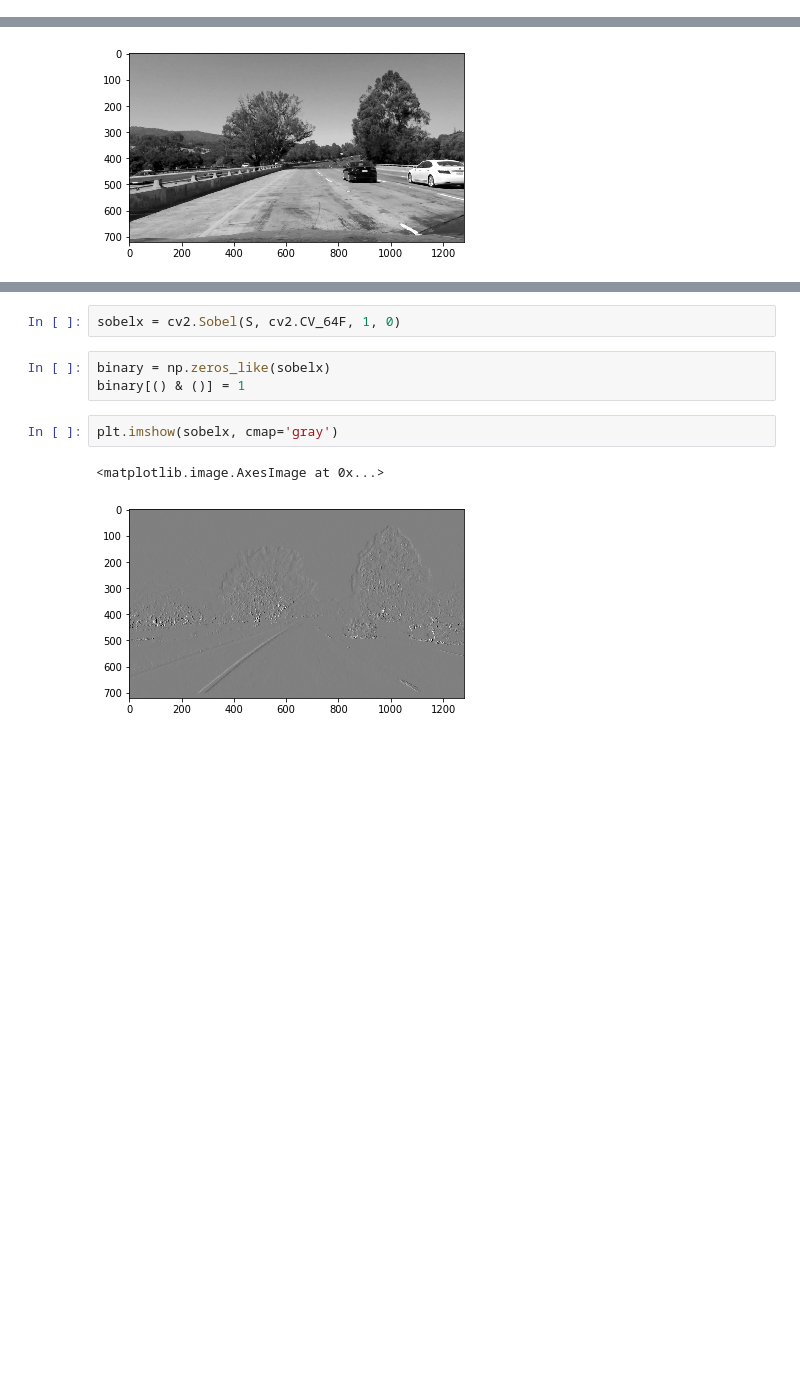
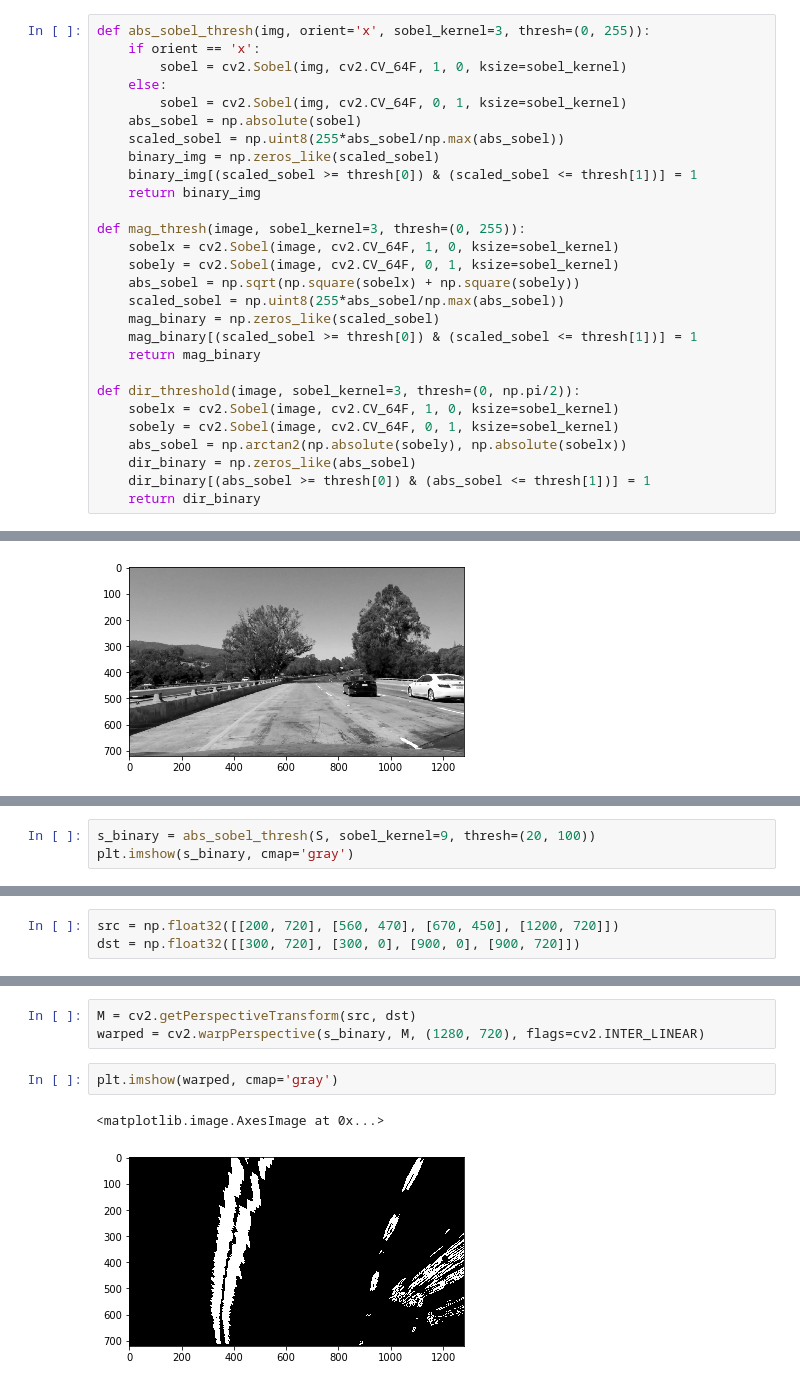
Before and after one commit to suryasumukh/CarND-Advanced-Lane-Lines, a Jupyter notebook: lane-finding.ipynb, the cells around one changed output, grey strips where cells are left out. Saved outputs shown, nothing was run; the diff lists cells and outputs as text; blank space fills up the shorter version.

Commit message:
fet: added code for perspective transforms

```diff
--- a/lane-finding.ipynb
+++ b/lane-finding.ipynb
@@ -48,3 +49,31 @@ pickle.dump(dist_pickle, open( "camera_cal/wide_dist_pickle.p", "wb" ))
+# %%
+def abs_sobel_thresh(img, orient='x', sobel_kernel=3, thresh=(0, 255)):
+    if orient == 'x':
+        sobel = cv2.Sobel(img, cv2.CV_64F, 1, 0, ksize=sobel_kernel)
+    else:
+        sobel = cv2.Sobel(img, cv2.CV_64F, 0, 1, ksize=sobel_kernel)
+    abs_sobel = np.absolute(sobel)
+    scaled_sobel = np.uint8(255*abs_sobel/np.max(abs_sobel))
+    binary_img = np.zeros_like(scaled_sobel)
+    binary_img[(scaled_sobel >= thresh[0]) & (scaled_sobel <= thresh[1])] = 1
+    return binary_img
+
+def mag_thresh(image, sobel_kernel=3, thresh=(0, 255)):
+    sobelx = cv2.Sobel(image, cv2.CV_64F, 1, 0, ksize=sobel_kernel)
+    sobely = cv2.Sobel(image, cv2.CV_64F, 0, 1, ksize=sobel_kernel)
+    abs_sobel = np.sqrt(np.square(sobelx) + np.square(sobely))
+    scaled_sobel = np.uint8(255*abs_sobel/np.max(abs_sobel))
+    mag_binary = np.zeros_like(scaled_sobel)
+    mag_binary[(scaled_sobel >= thresh[0]) & (scaled_sobel <= thresh[1])] = 1
+    return mag_binary
+
+def dir_threshold(image, sobel_kernel=3, thresh=(0, np.pi/2)):
+    sobelx = cv2.Sobel(image, cv2.CV_64F, 1, 0, ksize=sobel_kernel)
+    sobely = cv2.Sobel(image, cv2.CV_64F, 0, 1, ksize=sobel_kernel)
+    abs_sobel = np.arctan2(np.absolute(sobely), np.absolute(sobelx))
+    dir_binary = np.zeros_like(abs_sobel)
+    dir_binary[(abs_sobel >= thresh[0]) & (abs_sobel <= thresh[1])] = 1
+    return dir_binary
 # %%
 img = cv2.imread("test_images/test1.jpg")
 undist = cv2.undistort(img, mtx, dist, None, mtx)
@@ -70,0 +138,3 @@ S = hls[:, : ,2]
+# %%
+s_binary = abs_sobel_thresh(S, sobel_kernel=9, thresh=(20, 100))
+plt.imshow(s_binary, cmap='gray')
@@ -70,0 +148,3 @@ S = hls[:, : ,2]
+# %%
+src = np.float32([[200, 720], [560, 470], [670, 450], [1200, 720]])
+dst = np.float32([[300, 720], [300, 0], [900, 0], [900, 720]])
@@ -76,10 +160,8 @@ plt.imshow(S, cmap='gray')
-# %%
-sobelx = cv2.Sobel(S, cv2.CV_64F, 1, 0)
-# %%
-binary = np.zeros_like(sobelx)
-binary[() & ()] = 1
+# %%
+M = cv2.getPerspectiveTransform(src, dst)
+warped = cv2.warpPerspective(s_binary, M, (1280, 720), flags=cv2.INTER_LINEAR)
 # %%
-plt.imshow(sobelx, cmap='gray')
+plt.imshow(warped, cmap='gray')
 # %% [output]
 <matplotlib.image.AxesImage at 0x...>
-[figure, old version]
+[figure, new version]
```
Also changed, not shown: parts of 15 cells of this notebook.
